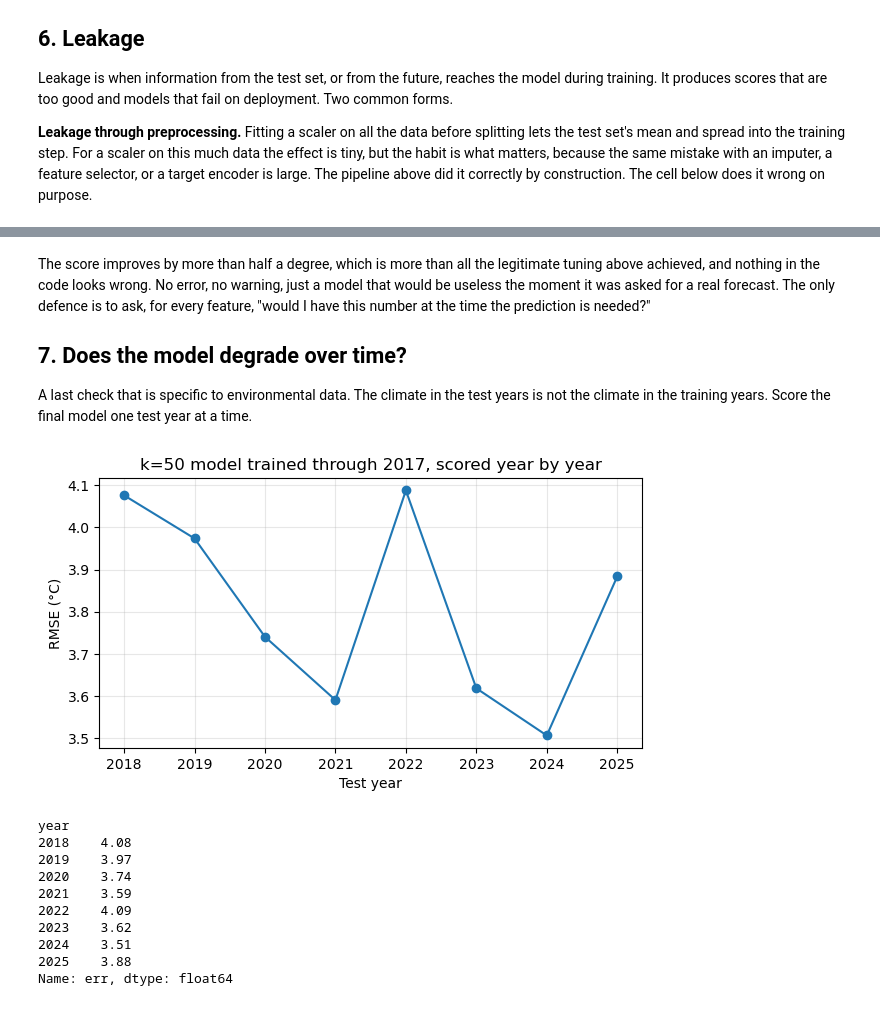
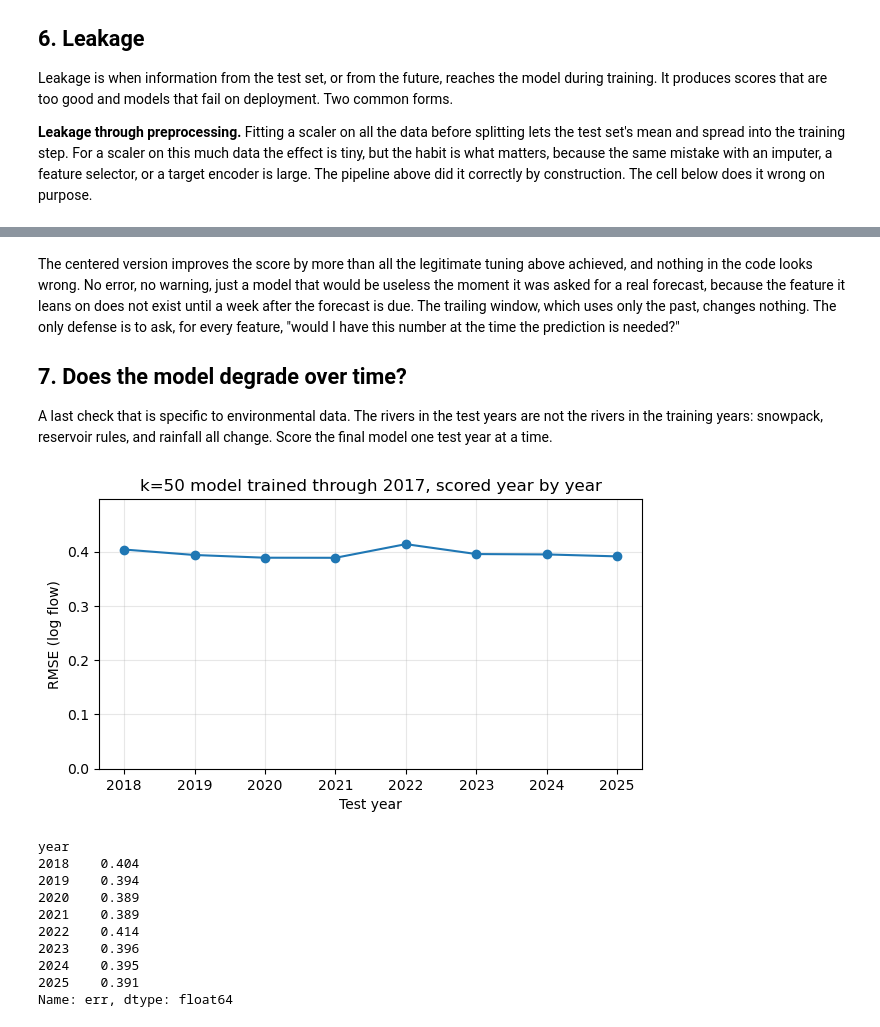
Before and after one commit to dmw2166/ML4Climate2026, a Jupyter notebook: tutorials/week06-validation-tutorial.ipynb, the cells around one changed output, grey strips where cells are left out. Cells and saved outputs as stored; diff of their text form; code cells hidden in the pictures.

Commit message:
Week 6 tutorial: switch to USGS streamflow at three rivers and retitle
Co-Authored-By: Claude Fable 5.1 <noreply@anthropic.com>

```diff
--- a/tutorials/week06-validation-tutorial.ipynb
+++ b/tutorials/week06-validation-tutorial.ipynb
@@ -253,0 +219,12 @@ persistence on the same years:      RMSE = 4.39 °C
+# %%
+river_mean = q.groupby("river")["logq"].transform("mean")
+q["anom"] = q["logq"] - river_mean
+q["anom_in_7d"] = q["logq_in_7d"] - river_mean
+
+Xa = q[["anom", "dlogq_3d", "doy_sin", "doy_cos"]].values
+ya = q["anom_in_7d"].values
+
+for river in gauges.values():
+    held_out = (q["river"] == river).values
+    model = knn(5).fit(Xa[~held_out], ya[~held_out])
+    print(f"held-out {river:12s} anomaly features:  RMSE = {rmse(ya[held_out], model.predict(Xa[held_out])):.3f}")
@@ -253,0 +293,28 @@ persistence on the same years:      RMSE = 4.39 °C
+# %%
+dates = q["date"].values[order]
+train = dates < np.datetime64("2012-01-01")
+valid = (dates >= np.datetime64("2012-01-01")) & (dates < np.datetime64("2018-01-01"))
+test  = dates >= np.datetime64("2018-01-01")
+print("train / validation / test rows:", train.sum(), valid.sum(), test.sum())
+
+ks = [1, 2, 3, 5, 8, 12, 20, 30, 50, 80, 120, 200]
+train_err, valid_err = [], []
+for k in ks:
+    m = knn(k).fit(Xo[train], yo[train])
+    train_err.append(rmse(yo[train], m.predict(Xo[train])))
+    valid_err.append(rmse(yo[valid], m.predict(Xo[valid])))
+
+fig, ax = plt.subplots(figsize=(7, 4))
+ax.plot(ks, train_err, "o-", label="training RMSE")
+ax.plot(ks, valid_err, "s-", label="validation RMSE")
+ax.axhline(rmse(yo[valid], Xo[valid][:, 0]), color="gray", ls="--", label="persistence (validation)")
+ax.set_xscale("log")
+ax.set_xlabel("k (number of neighbors)")
+ax.set_ylabel("RMSE (log flow)")
+ax.set_title("Choosing k on the validation years 2012 to 2017")
+ax.legend()
+ax.grid(alpha=0.3)
+plt.show()
+
+best_k = ks[int(np.argmin(valid_err))]
+print("best k on validation:", best_k)
@@ -297,37 +390,41 @@ with TMIN_tomorrow as a feature: RMSE = 3.17 °C
 (compare the legitimate model above)
 # %% [markdown]
-The score improves by more than half a degree, which is more than all the legitimate tuning above
+The centered version improves the score by more than all the legitimate tuning above
 achieved, and nothing in the code looks wrong. No error, no warning, just a model that would
-be useless the moment it was asked for a real forecast. The only defence is to ask, for every
-feature, "would I have this number at the time the prediction is needed?"
+be useless the moment it was asked for a real forecast, because the feature it leans on does
+not exist until a week after the forecast is due. The trailing window, which uses only the
+past, changes nothing. The only defense is to ask, for every feature, "would I have this
+number at the time the prediction is needed?"
 
 ## 7. Does the model degrade over time?
 
-A last check that is specific to environmental data. The climate in the test years is not the
-climate in the training years. Score the final model one test year at a time.
+A last check that is specific to environmental data. The rivers in the test years are not
+the rivers in the training years: snowpack, reservoir rules, and rainfall all change. Score
+the final model one test year at a time.
 # %%
 years = pd.DatetimeIndex(dates[test]).year
 pred_test = final.predict(Xo[test])
 by_year = pd.DataFrame({"year": years, "err": (yo[test] - pred_test) ** 2}).groupby("year")["err"].mean() ** 0.5
 
 fig, ax = plt.subplots(figsize=(7, 3.5))
 ax.plot(by_year.index, by_year.values, "o-")
+ax.set_ylim(0, 1.2 * by_year.max())
 ax.set_xlabel("Test year")
-ax.set_ylabel("RMSE (°C)")
+ax.set_ylabel("RMSE (log flow)")
 ax.set_title(f"k={best_k} model trained through 2017, scored year by year")
 ax.grid(alpha=0.3)
 plt.show()
-print(by_year.round(2))
+print(by_year.round(3))
 # %% [output]
-[figure, old version]
+[figure, new version]
 year
-2018    4.08
-2019    3.97
-2020    3.74
-2021    3.59
-2022    4.09
-2023    3.62
-2024    3.51
-2025    3.88
+2018    0.404
+2019    0.394
+2020    0.389
+2021    0.389
+2022    0.414
+2023    0.396
+2024    0.395
+2025    0.391
 Name: err, dtype: float64
 # %% [markdown]
```
Also changed, not shown: parts of 49 cells of this notebook, 1 other file.
